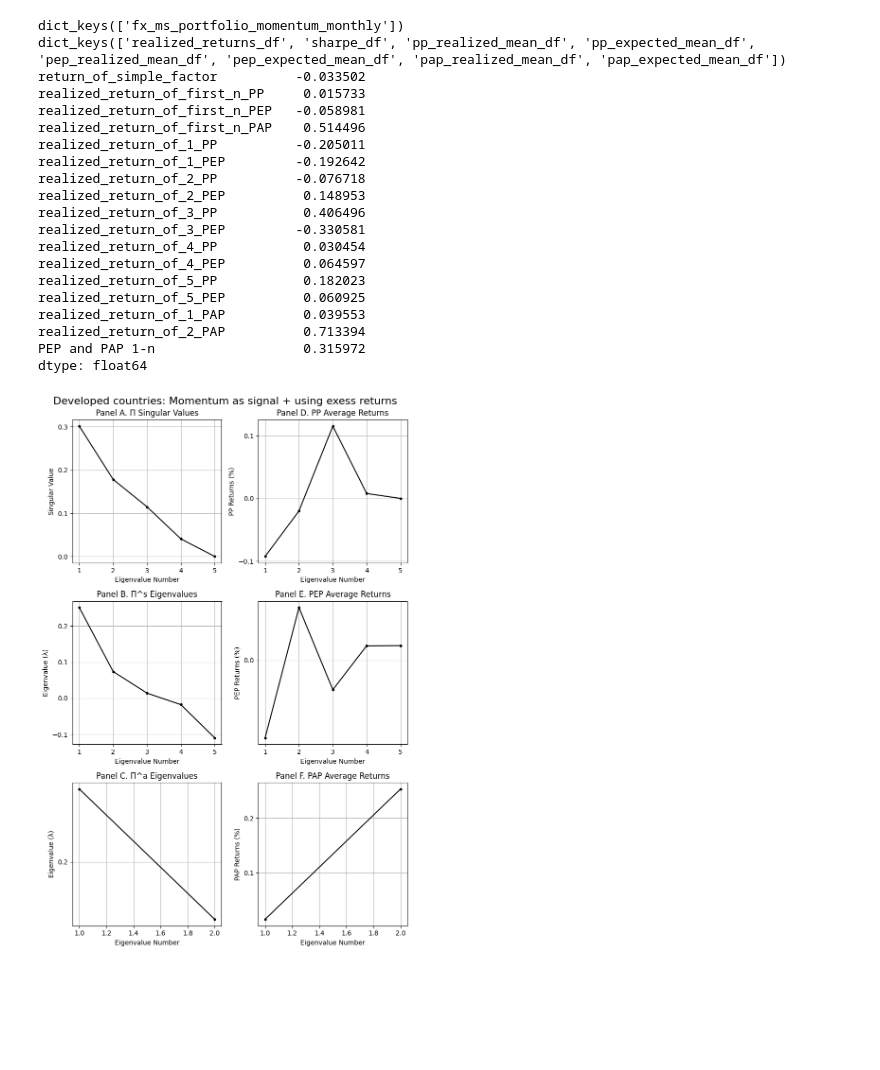
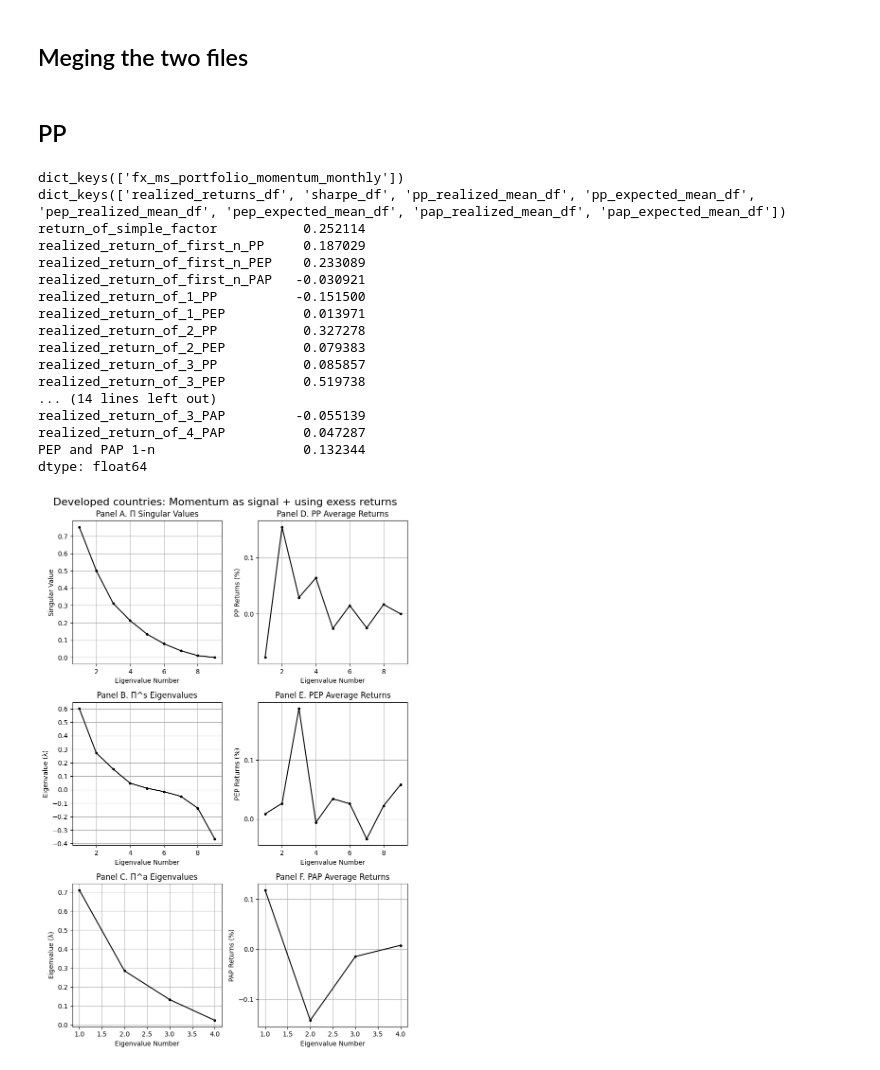
Before and after one commit to aminizadyar/Principal-Portfolios, a Jupyter notebook: FX_portfolios.ipynb, the cells around one changed output. Cells and saved outputs as stored; diff of their text form; code cells hidden in the pictures; blank space fills up the shorter version.

Commit message:
added some other portfolios

```diff
--- a/FX_portfolios.ipynb
+++ b/FX_portfolios.ipynb
@@ -78,0 +114,19 @@ basket_portfolios.insert(0, 'date', processed_df['date'])
+# %%
+data_to_read_address = "data/DB_FX_portfolio.xlsx"
+db_data_df = pd.read_excel(data_to_read_address)
+db_data_df.dropna(inplace=True)
+# %%
+db_data_df['date'] = pd.to_datetime(db_data_df['date'])
+
+# Step 2: Set 'Date' as the index to enable resampling
+db_data_df.set_index('date', inplace=True)
+
+# Step 3: Resample to get the last price of each month (monthly frequency 'M')
+monthly_db_prices = db_data_df.resample('M').last()
+
+# Step 4: Calculate the monthly returns for each column (except 'Date')
+monthly_db_returns = monthly_db_prices.pct_change() * 100
+
+# Step 5: Reset the index to have 'Date' as a column again
+monthly_db_returns.reset_index(inplace=True)
+monthly_db_returns.dropna(inplace=True)
@@ -79,7 +149,13 @@ basket_portfolios.insert(0, 'date', processed_df['date'])
+# %% [markdown]
+## Meging the two files
+# %%
+basket_portfolios = basket_portfolios.merge(monthly_db_returns,how='inner', on='date')
+# %% [markdown]
+## PP
 # %%
 starting_year_to_filter = 1996
 end_year_to_filter = 2024
-number_of_lookback_periods = 120
+number_of_lookback_periods = 60
 number_of_PPs_to_consider = 4
 number_of_PEPs_to_consider = 4
 number_of_PAPs_to_consider = 2
@@ -88,48 +164,45 @@ output_dict_momentum = {}
 
 basket_portfolios['date'] = pp.convert_date_column_for_monthly_data(basket_portfolios)
 signal_df = pp.build_signal_df_for_1month_momentum(basket_portfolios)
 
 
 
 portfolios_key = "fx_ms_portfolio_momentum_monthly"
 output_dict_momentum[portfolios_key] = pp.build_PP(basket_portfolios,signal_df,
                                                                    number_of_lookback_periods,starting_year_to_filter,end_year_to_filter,
                                                                    factor_data_monthly=None, number_of_PPs_to_consider=number_of_PPs_to_consider,
                                                                    number_of_PEPs_to_consider=number_of_PEPs_to_consider,
                                                                    number_of_PAPs_to_consider= number_of_PAPs_to_consider)
 
 # I calculate the results for all datasets. the results are stored in this dictionay.
 print(output_dict_momentum.keys())
 '''
 Every value of this dictionary is itself another dictionary.
 For instance the key 'sharpe_df' can be used to access the sharp values of this set of results.
 '''
 print(output_dict_momentum[portfolios_key].keys())
 print(output_dict_momentum[portfolios_key]["sharpe_df"])
 
 number_of_portfolios = basket_portfolios.shape[1]
 title = 'Developed countries: Momentum as signal + using exess returns'
 
 pp.singular_values_vs_realized_returns_graph(output_dict_momentum, portfolios_key, number_of_portfolios, title)
 # %% [output]
 dict_keys(['fx_ms_portfolio_momentum_monthly'])
 dict_keys(['realized_returns_df', 'sharpe_df', 'pp_realized_mean_df', 'pp_expected_mean_df', 'pep_realized_mean_df', 'pep_expected_mean_df', 'pap_realized_mean_df', 'pap_expected_mean_df'])
-return_of_simple_factor          -0.033502
-realized_return_of_first_n_PP     0.015733
-realized_return_of_first_n_PEP   -0.058981
-realized_return_of_first_n_PAP    0.514496
-realized_return_of_1_PP          -0.205011
-realized_return_of_1_PEP         -0.192642
-realized_return_of_2_PP          -0.076718
-realized_return_of_2_PEP          0.148953
-realized_return_of_3_PP           0.406496
-realized_return_of_3_PEP         -0.330581
-realized_return_of_4_PP           0.030454
-realized_return_of_4_PEP          0.064597
-realized_return_of_5_PP           0.182023
-realized_return_of_5_PEP          0.060925
-realized_return_of_1_PAP          0.039553
-realized_return_of_2_PAP          0.713394
-PEP and PAP 1-n                   0.315972
+return_of_simple_factor           0.252114
+realized_return_of_first_n_PP     0.187029
+realized_return_of_first_n_PEP    0.233089
+realized_return_of_first_n_PAP   -0.030921
+realized_return_of_1_PP          -0.151500
+realized_return_of_1_PEP          0.013971
+realized_return_of_2_PP           0.327278
+realized_return_of_2_PEP          0.079383
+realized_return_of_3_PP           0.085857
+realized_return_of_3_PEP          0.519738
+... (14 lines left out)
+realized_return_of_3_PAP         -0.055139
+realized_return_of_4_PAP          0.047287
+PEP and PAP 1-n                   0.132344
 dtype: float64
-[figure, old version]
+[figure, new version]
```
Also changed, not shown: parts of 9 cells of this notebook.
